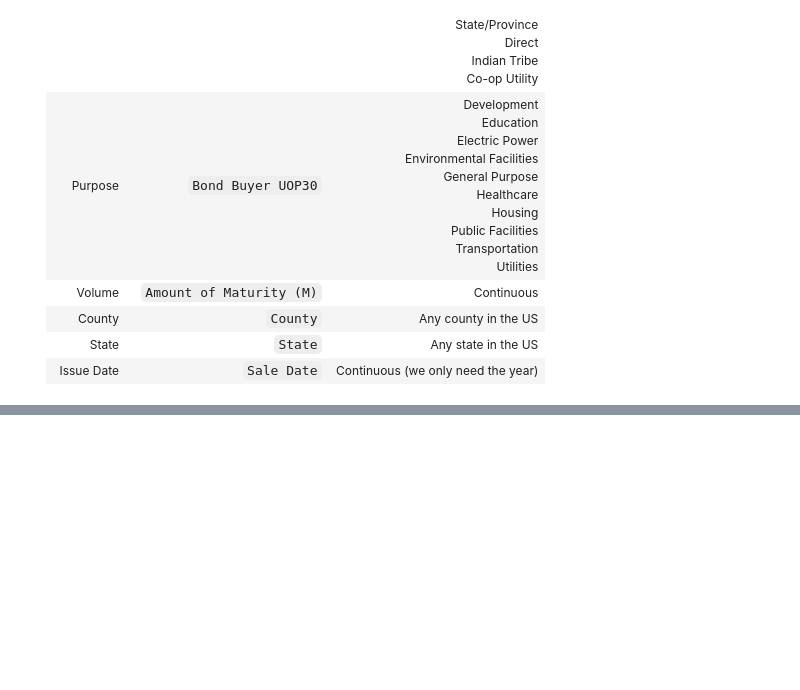
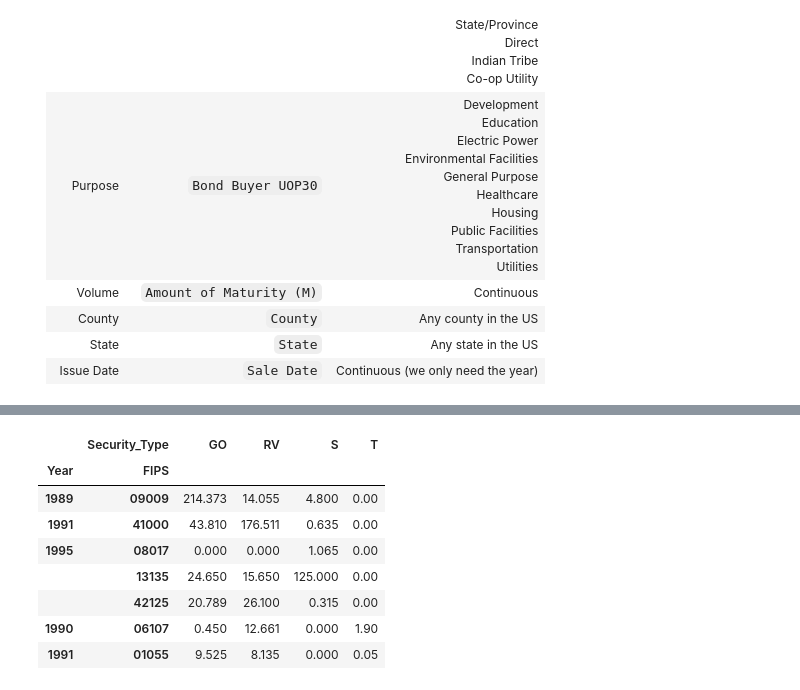
Before and after one commit to choct155/TELs_debt, a Jupyter notebook: DebtDataSeries.ipynb, the cells around one changed output, grey strips where cells are left out. Saved outputs shown, nothing was run; the diff lists cells and outputs as text; code cells hidden in the pictures; blank space fills up the shorter version.

```diff
--- a/DebtDataSeries.ipynb
+++ b/DebtDataSeries.ipynb
@@ -571,0 +604,12 @@ debt_fips.to_csv('debt_w_fips.csv')
+# %%
+pd.concat([tot_debt[tot_debt['S']>0],tot_debt[tot_debt['T']>0]])
+# %% [output]
+|  | Security_Type | GO | RV | S | T |
+| Year | FIPS |  |  |  |  |
+| 1989 | 09009 | 214.373 | 14.055 | 4.800 | 0.00 |
+| 1991 | 41000 | 43.810 | 176.511 | 0.635 | 0.00 |
+| 1995 | 08017 | 0.000 | 0.000 | 1.065 | 0.00 |
+|  | 13135 | 24.650 | 15.650 | 125.000 | 0.00 |
+|  | 42125 | 20.789 | 26.100 | 0.315 | 0.00 |
+| 1990 | 06107 | 0.450 | 12.661 | 0.000 | 1.90 |
+| 1991 | 01055 | 9.525 | 8.135 | 0.000 | 0.05 |
```
Also changed, not shown: parts of 4 cells of this notebook.
